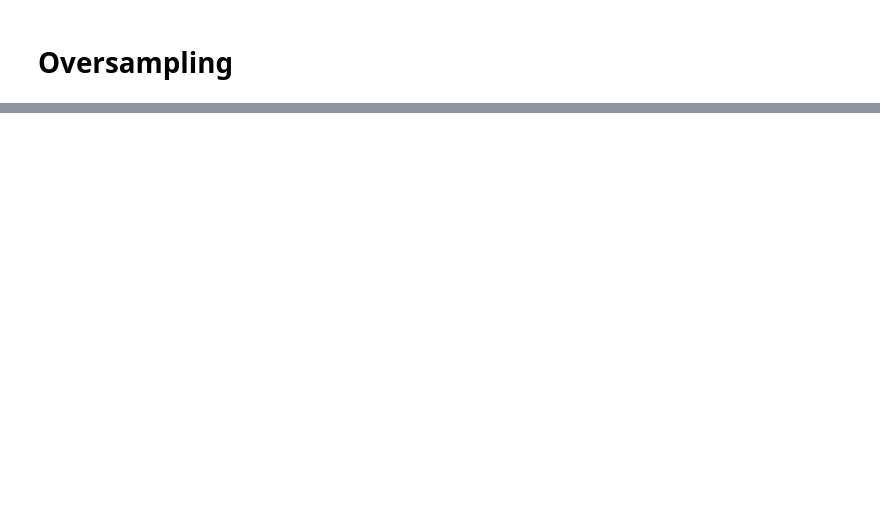
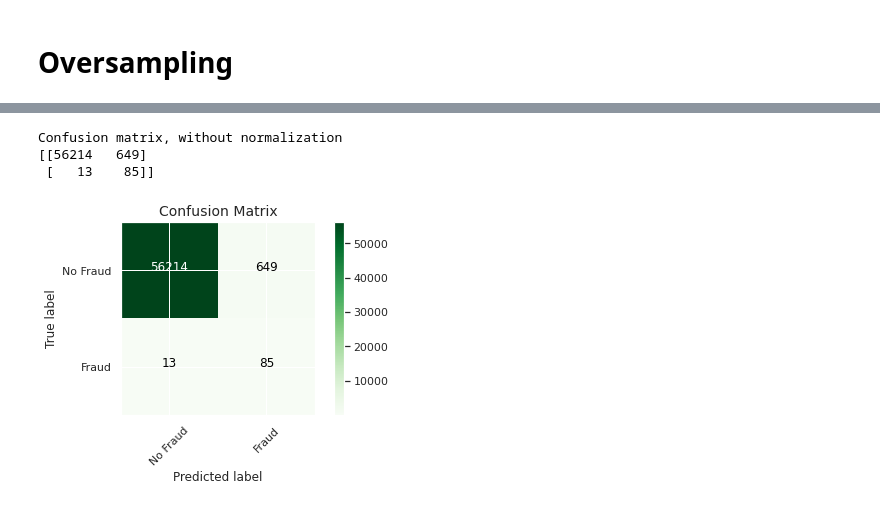
Before and after one commit to melihkurtaran/Fraud_Detection, a Jupyter notebook: FraudDetection.ipynb, the cells around one changed output, grey strips where cells are left out. Cells and saved outputs as stored; diff of their text form; code cells hidden in the pictures; blank space fills up the shorter version.

```diff
--- a/FraudDetection.ipynb
+++ b/FraudDetection.ipynb
@@ -129,0 +222,6 @@ Label Distributions:
+# %%
+# Instantiate the SMOTE oversampler
+oversampler = SMOTE(random_state=42)
+
+# Fit and transform the data using the oversampler
+X_train_over, y_train_over = oversampler.fit_resample(original_Xtrain, original_ytrain)
@@ -129,0 +230,10 @@ Label Distributions:
+# %%
+# Create a logistic regression model and fit it on the training data
+lr_model = LogisticRegression()
+lr_model.fit(X_train_over, y_train_over)
+
+# Predict the target variable on the testing data
+y_pred = lr_model.predict(original_Xtest)
+
+# Print the classification report to evaluate the model performance
+print(classification_report(original_ytest, y_pred))
@@ -129,0 +249,12 @@ Label Distributions:
+# %%
+# Create a confusion matrix
+cm_over = confusion_matrix(original_ytest, y_pred)
+
+labels = ['No Fraud', 'Fraud']
+# Plot the confusion matrix
+plot_confusion_matrix(cm_over,labels,title="Confusion Matrix",cmap=plt.cm.Greens)
+# %% [output]
+Confusion matrix, without normalization
+[[56214   649]
+ [   13    85]]
+[figure, added]
```
Also changed, not shown: parts of 21 cells of this notebook.
